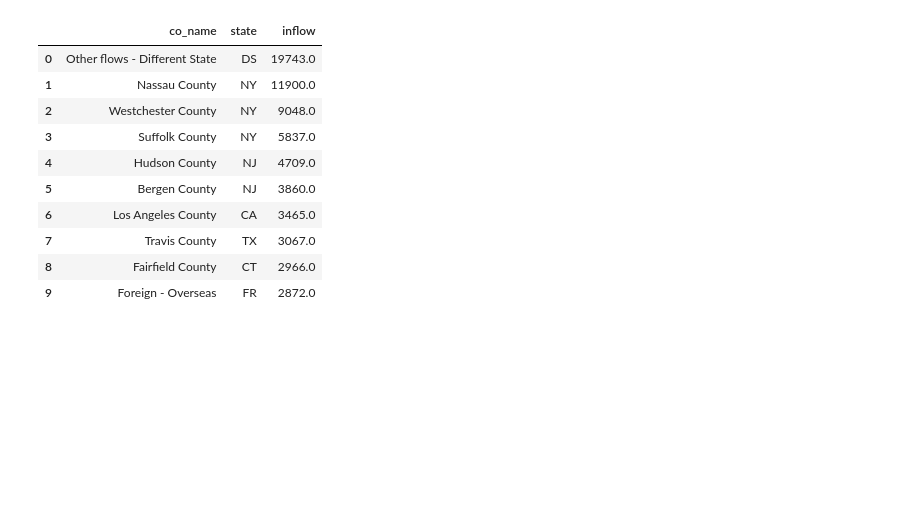
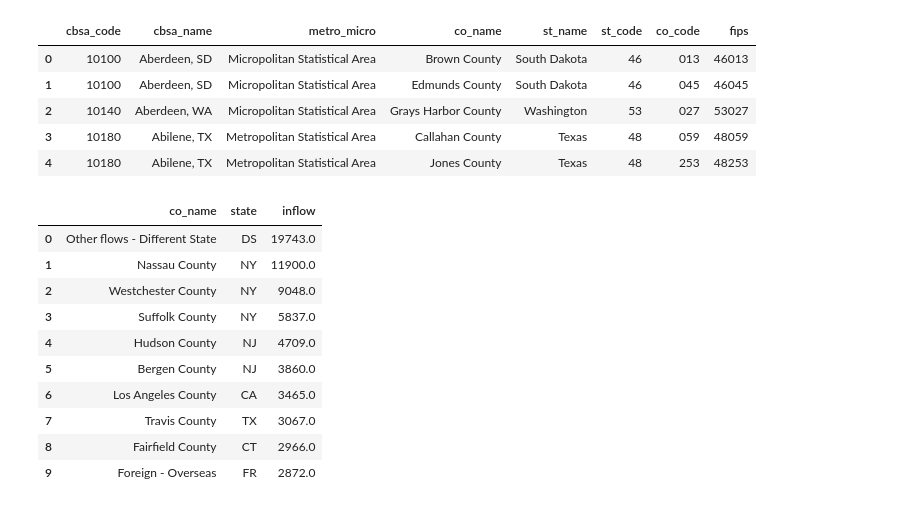
Before and after one commit to anastasiaclark/irs_nyc_migration, a Jupyter notebook: scripts/explore_irs_mig.ipynb, the cells around one changed output. Saved outputs shown, nothing was run; the diff lists cells and outputs as text; code cells hidden in the pictures; blank space fills up the shorter version.

```diff
--- a/scripts/explore_irs_mig.ipynb
+++ b/scripts/explore_irs_mig.ipynb
@@ -24,6 +24,15 @@ data_path='/Users/anastasiaclark/irs_nyc_migration/data'
 db='irsmig_county_database'
 con = sqlite3.connect(os.path.join(data_path,db,"irs_migration_county.sqlite"))
 metros=pd.read_csv(os.path.join(data_path,'metros','metros_basic.csv'),converters={'fips':str,'co_code':str,'cbsa_code':str})
+# %%
+metros.head()
+# %% [output]
+|  | cbsa_code | cbsa_name | metro_micro | co_name | st_name | st_code | co_code | fips |
+| 0 | 10100 | Aberdeen, SD | Micropolitan Statistical Area | Brown County | South Dakota | 46 | 013 | 46013 |
+| 1 | 10100 | Aberdeen, SD | Micropolitan Statistical Area | Edmunds County | South Dakota | 46 | 045 | 46045 |
+| 2 | 10140 | Aberdeen, WA | Micropolitan Statistical Area | Grays Harbor County | Washington | 53 | 027 | 53027 |
+| 3 | 10180 | Abilene, TX | Metropolitan Statistical Area | Callahan County | Texas | 48 | 059 | 48059 |
+| 4 | 10180 | Abilene, TX | Metropolitan Statistical Area | Jones County | Texas | 48 | 253 | 48253 |
 # %%
 years=['2011_12','2012_13','2013_14','2014_15'] # project years
 
```
Also changed, not shown: 4 other files.
